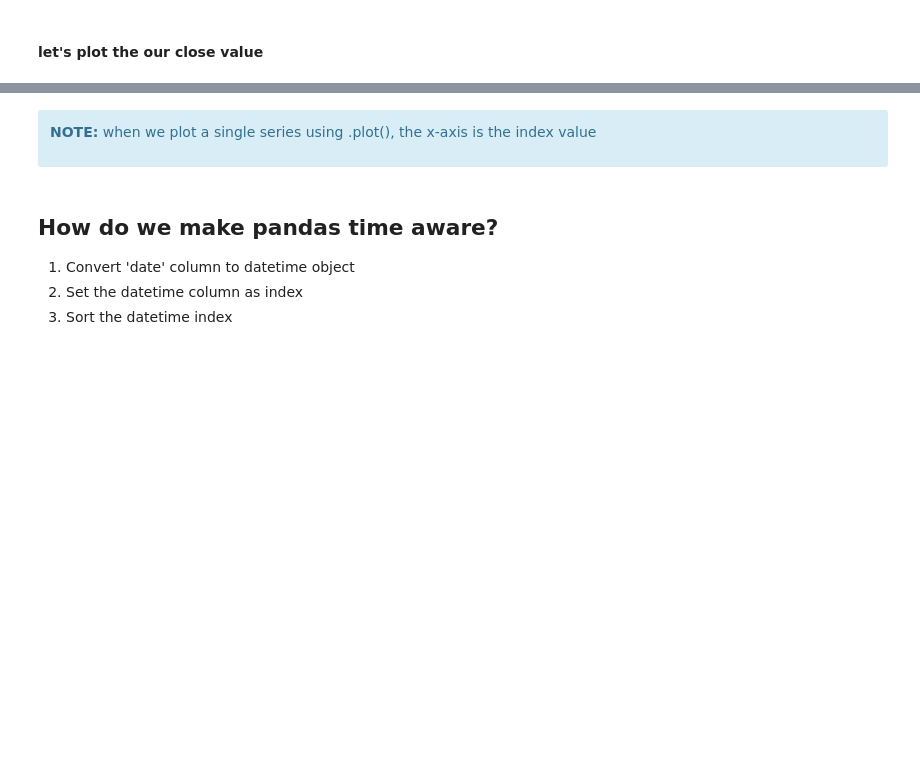
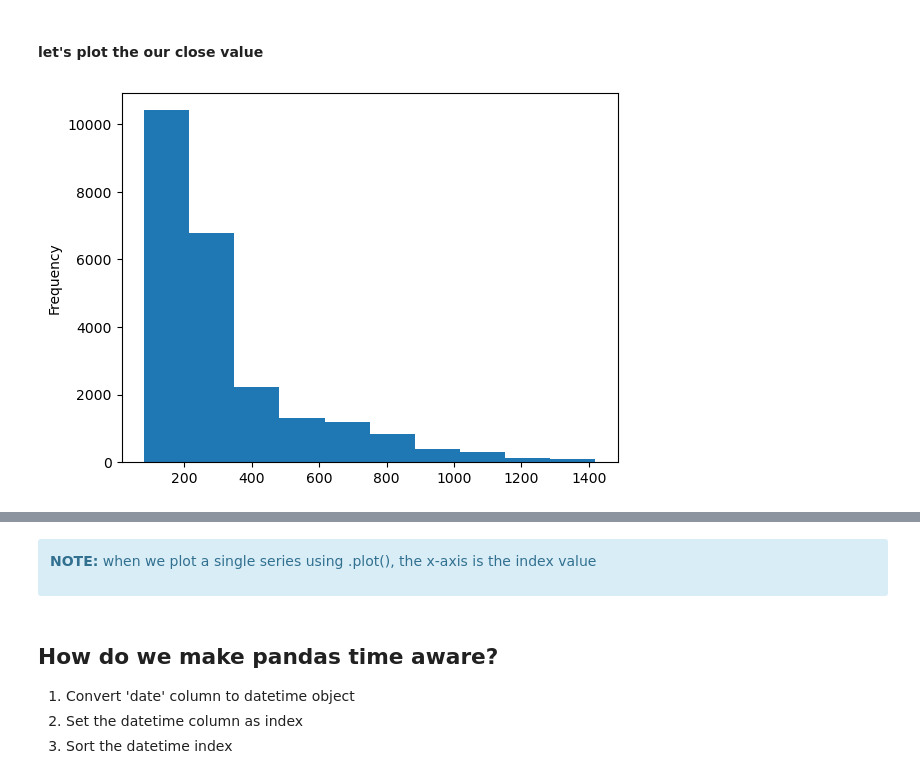
Before and after one commit to CodeupClassroom/quintela-time-series, a Jupyter notebook: dates_lesson.ipynb, the cells around one changed output, grey strips where cells are left out. Saved outputs shown, nothing was run; the diff lists cells and outputs as text; code cells hidden in the pictures; blank space fills up the shorter version.

```diff
--- a/dates_lesson.ipynb
+++ b/dates_lesson.ipynb
@@ -135,2 +423,3 @@ df
 # %%
 #lowercase columns
+df.columns = df.columns.str.lower()
@@ -138,5 +436,8 @@ df
 #### let's plot the our close value
 # %%
 #distribution
+df.close.plot.hist();
+# %% [output]
+[figure, added]
 # %%
 #line plot
```
Also changed, not shown: parts of 85 cells of this notebook.
